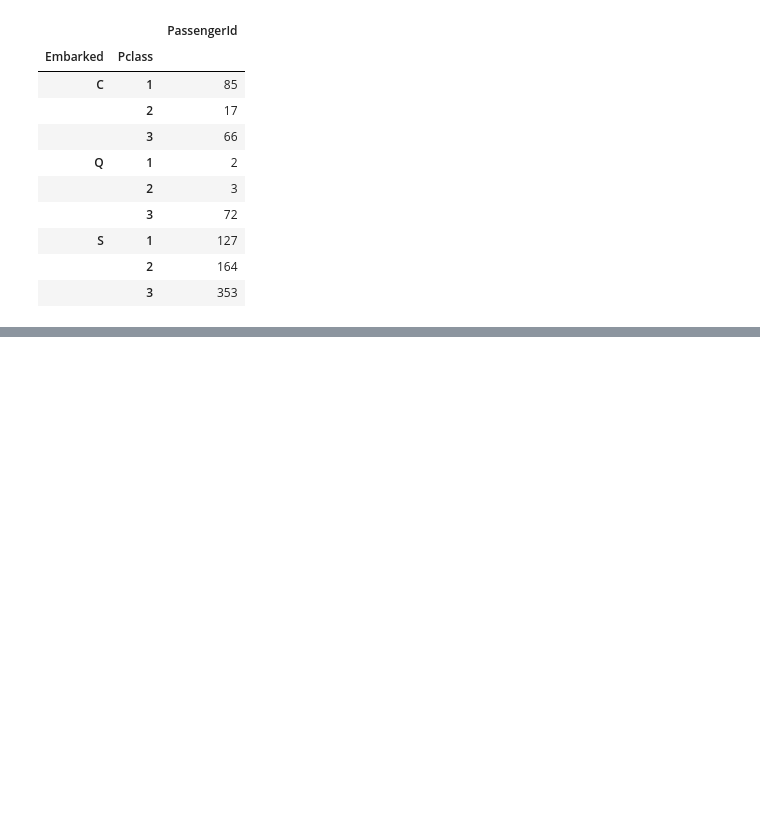
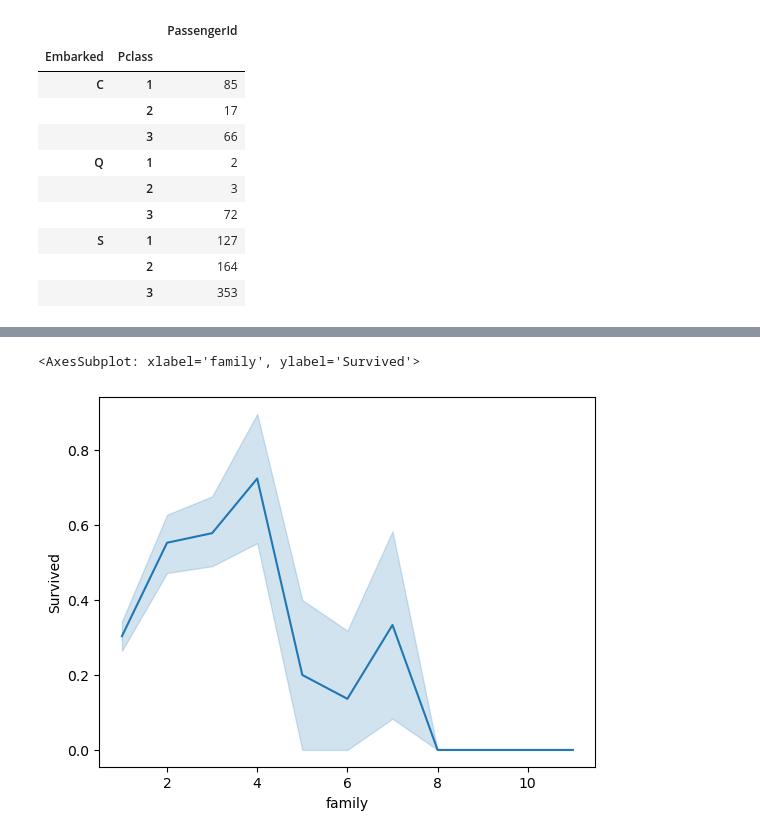
Before and after one commit to kbs1027/Kaggle, a Jupyter notebook: titanic/titanic.ipynb, the cells around one changed output, grey strips where cells are left out. Cells and saved outputs as stored; diff of their text form; code cells hidden in the pictures; blank space fills up the shorter version.

```diff
--- a/titanic/titanic.ipynb
+++ b/titanic/titanic.ipynb
@@ -252,6 +252,10 @@ train[['Pclass', 'Embarked','PassengerId']].groupby(['Embarked', 'Pclass'], as_i
 |  | 2 | 164 |
 |  | 3 | 353 |
 # %%
-for data in train:
-    print(data["SibSp"])
+train["family"] = train["SibSp"] + train["Parch"] + 1
+test["family"] = test["SibSp"] + test["Parch"] + 1
+train = train.drop(["SibSp", "Parch"], axis=1)
+test = test.drop(["SibSp", "Parch"], axis=1)
+print(train.describe())
+print(test.describe())
 # %% [output]
@@ -258,0 +279,5 @@ TypeError: string indices must be integers
+# %%
+sns.lineplot(x = train["family"], y = train["Survived"])
+# %% [output]
+<AxesSubplot: xlabel='family', ylabel='Survived'>
+[figure, added]
```
Also changed, not shown: parts of 2 cells of this notebook, 8 other files.
